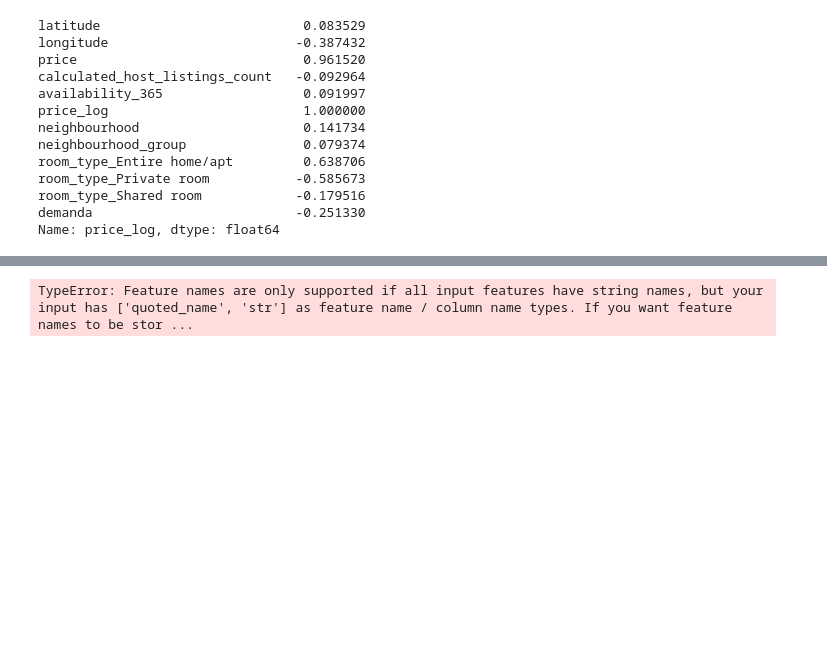
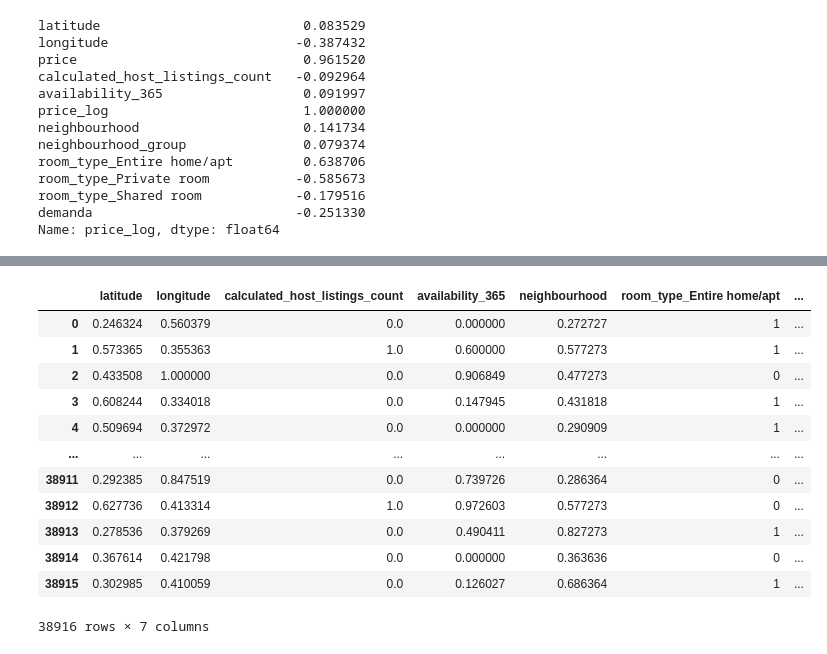
Before and after one commit to patriciamv97/machine-learning-python-template, a Jupyter notebook: src/explore.ipynb, the cells around one changed output, grey strips where cells are left out. Saved outputs shown, nothing was run; the diff lists cells and outputs as text; code cells hidden in the pictures; blank space fills up the shorter version.

```diff
--- a/src/explore.ipynb
+++ b/src/explore.ipynb
@@ -756,3 +688,5 @@ data_p
+# %%
+data_p.drop('demanda', axis=1, inplace=True)
 # %%
 X = data_p.drop(['price_log'], axis=1)
 y = data_p['price_log']
@@ -794,10 +705,6 @@ memory usage: 1.9 MB
 # %%
-from sklearn.preprocessing import MinMaxScaler
-
 # Min-Max scaling para preservar la interpretación de los datos en términos de sus unidades originales.
 scaler = MinMaxScaler().fit(X_train_num)
 
 X_train_scaled = scaler.transform(X_train_num)
 X_test_scaled = scaler.transform(X_test_num)
-# %% [output]
-TypeError: Feature names are only supported if all input features have string names, but your input has ['quoted_name', 'str'] as feature name / column name types. If you want feature names to be stor ...
@@ -803,0 +717,20 @@ TypeError: Feature names are only supported if all input features have string na
+# %%
+# Unimos las variables escaladas con las binarias
+X_train_sc = pd.concat([pd.DataFrame(X_train_scaled, columns = X_train_num.columns), X_train[binary_cols].reset_index(drop=True)], axis=1)
+X_test_sc = pd.concat([pd.DataFrame(X_test_scaled, columns = X_test_num.columns), X_test[binary_cols].reset_index(drop=True)], axis=1)
+# %%
+X_train_sc
+# %% [output]
+|  | latitude | longitude | calculated_host_listings_count | availability_365 | neighbourhood | room_type_Entire home/apt | ... |
+| 0 | 0.246324 | 0.560379 | 0.0 | 0.000000 | 0.272727 | 1 | ... |
+| 1 | 0.573365 | 0.355363 | 1.0 | 0.600000 | 0.577273 | 1 | ... |
+| 2 | 0.433508 | 1.000000 | 0.0 | 0.906849 | 0.477273 | 0 | ... |
+| 3 | 0.608244 | 0.334018 | 0.0 | 0.147945 | 0.431818 | 1 | ... |
+| 4 | 0.509694 | 0.372972 | 0.0 | 0.000000 | 0.290909 | 1 | ... |
+| ... | ... | ... | ... | ... | ... | ... | ... |
+| 38911 | 0.292385 | 0.847519 | 0.0 | 0.739726 | 0.286364 | 0 | ... |
+| 38912 | 0.627736 | 0.413314 | 1.0 | 0.972603 | 0.577273 | 0 | ... |
+| 38913 | 0.278536 | 0.379269 | 0.0 | 0.490411 | 0.827273 | 1 | ... |
+| 38914 | 0.367614 | 0.421798 | 0.0 | 0.000000 | 0.363636 | 0 | ... |
+| 38915 | 0.302985 | 0.410059 | 0.0 | 0.126027 | 0.686364 | 1 | ... |
+38916 rows × 7 columns
```
Also changed, not shown: parts of 13 cells of this notebook.
